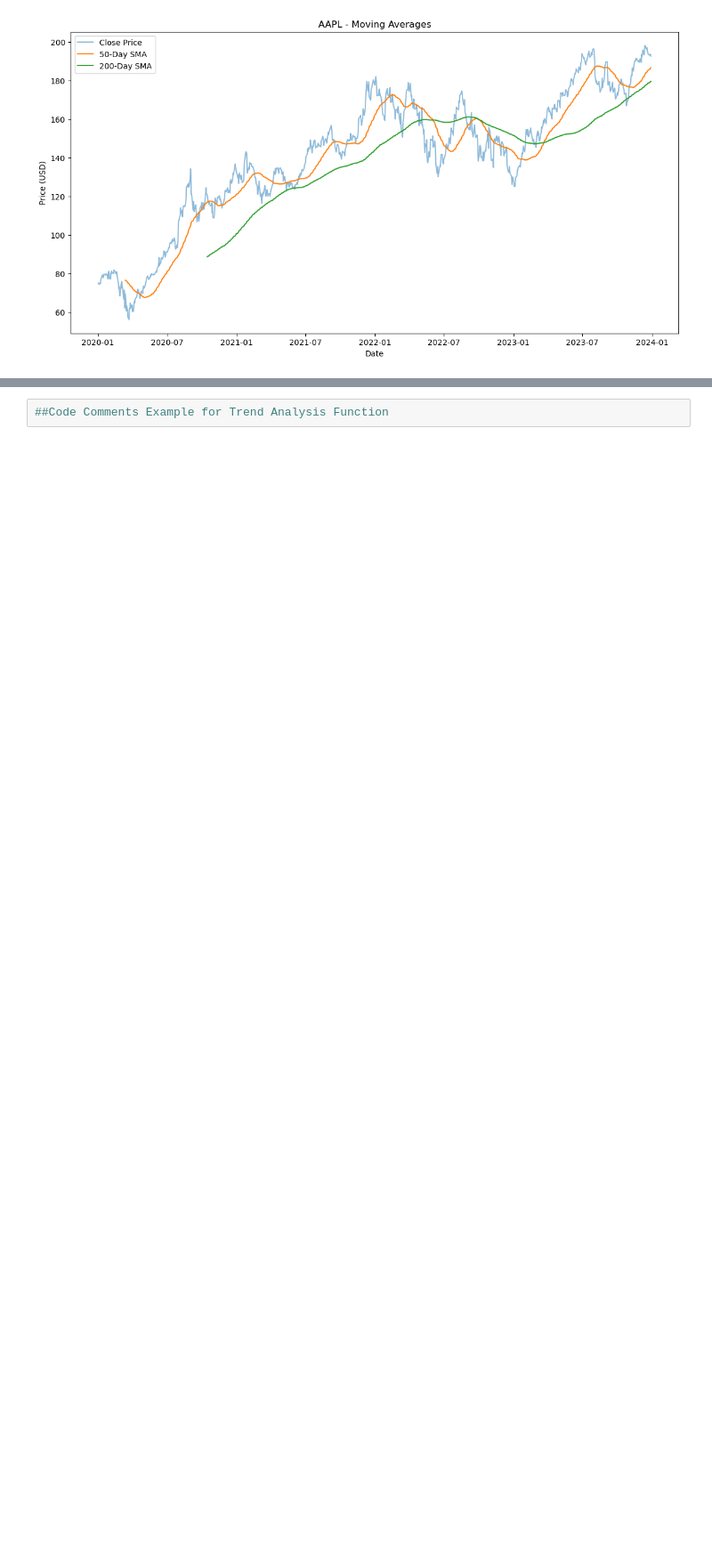
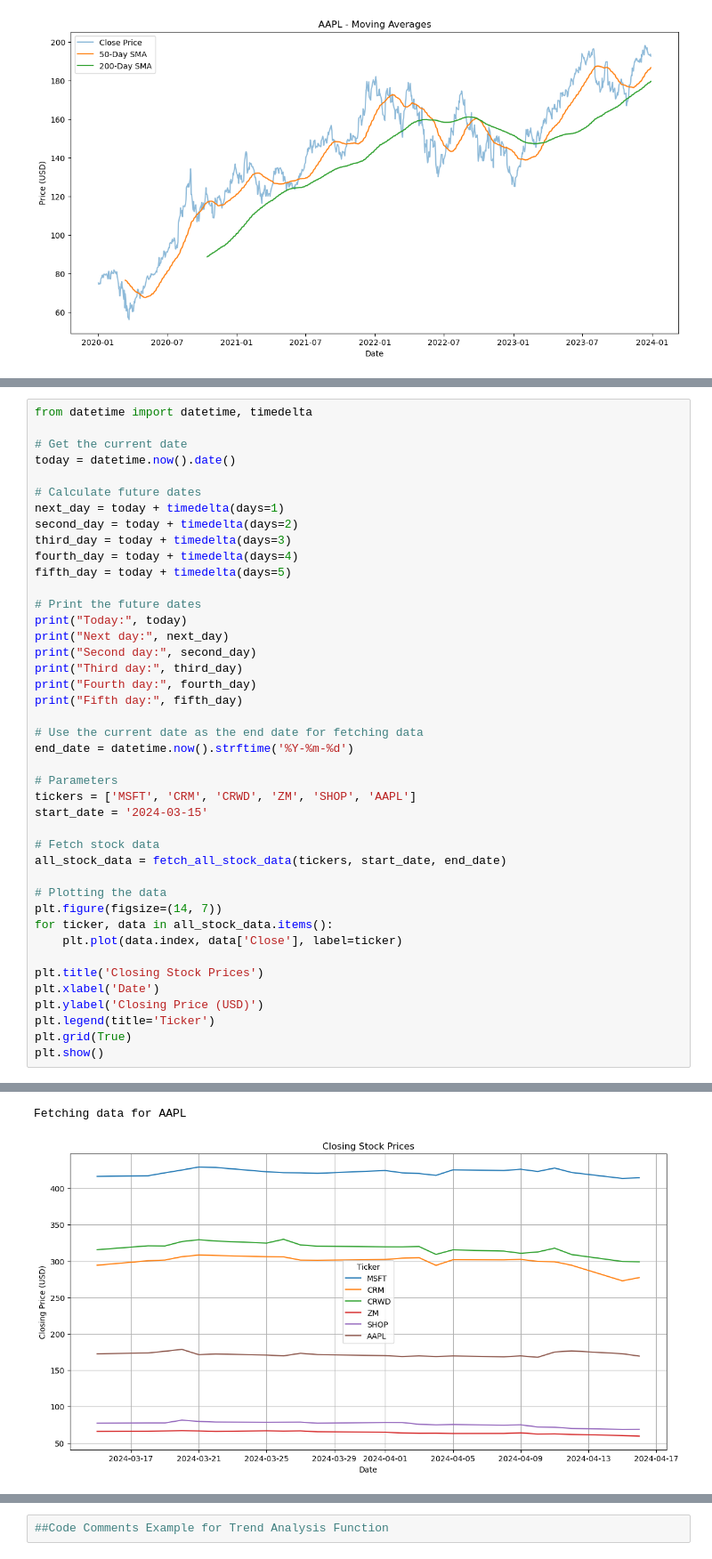
Before and after one commit to 44Jacob/FinDataTechAnalysis, a Jupyter notebook: Comprehensive_Stock_Market_Analysis.ipynb, the cells around one changed output, grey strips where cells are left out. Shown at 89% size. Drawn from its saved outputs; the diff is of its cells as text; blank space fills up the shorter version.

```diff
--- a/Comprehensive_Stock_Market_Analysis.ipynb
+++ b/Comprehensive_Stock_Market_Analysis.ipynb
@@ -249,0 +258,43 @@ MSE: 22.2245250054942
+# %%
+from datetime import datetime, timedelta
+
+# Get the current date
+today = datetime.now().date()
+
+# Calculate future dates
+next_day = today + timedelta(days=1)
+second_day = today + timedelta(days=2)
+third_day = today + timedelta(days=3)
+fourth_day = today + timedelta(days=4)
+fifth_day = today + timedelta(days=5)
+
+# Print the future dates
+print("Today:", today)
+print("Next day:", next_day)
+print("Second day:", second_day)
+print("Third day:", third_day)
+print("Fourth day:", fourth_day)
+print("Fifth day:", fifth_day)
+
+# Use the current date as the end date for fetching data
+end_date = datetime.now().strftime('%Y-%m-%d')
+
+# Parameters
+tickers = ['MSFT', 'CRM', 'CRWD', 'ZM', 'SHOP', 'AAPL']
+start_date = '2024-03-15'
+
+# Fetch stock data
+all_stock_data = fetch_all_stock_data(tickers, start_date, end_date)
+
+# Plotting the data
+plt.figure(figsize=(14, 7))
+for ticker, data in all_stock_data.items():
+    plt.plot(data.index, data['Close'], label=ticker)
+
+plt.title('Closing Stock Prices')
+plt.xlabel('Date')
+plt.ylabel('Closing Price (USD)')
+plt.legend(title='Ticker')
+plt.grid(True)
+plt.show()
+# %% [output]
@@ -249,0 +318,2 @@ MSE: 22.2245250054942
+Fetching data for AAPL
+[figure, added]
```
Also changed, not shown: parts of 40 cells of this notebook, 10 other files.
